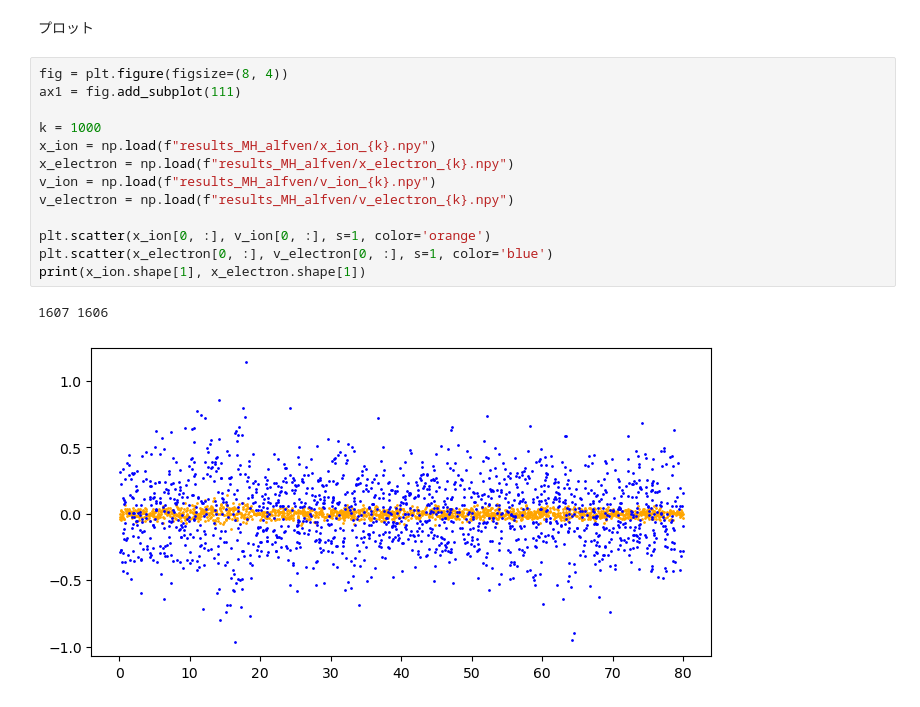
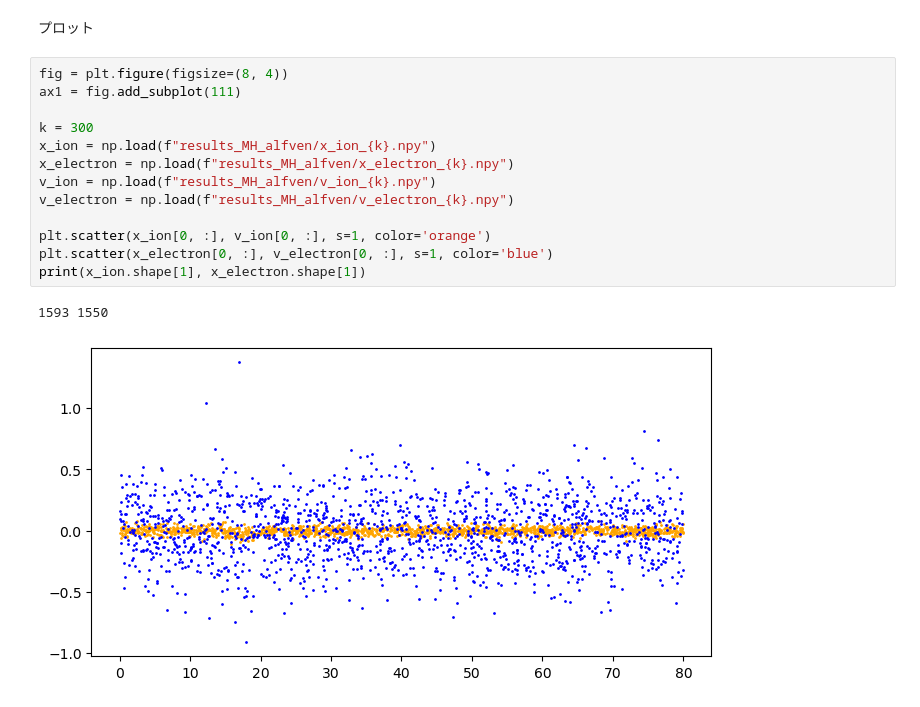
Before and after one commit to keita-akutagawa/MHD-PIC, a Jupyter notebook: 1D/Alfven_MHD-PIC.ipynb, the cells around one changed output. Drawn from its saved outputs; the diff is of its cells as text.

```diff
--- a/1D/Alfven_MHD-PIC.ipynb
+++ b/1D/Alfven_MHD-PIC.ipynb
@@ -1099,16 +1099,16 @@ for step in range(steps+1):
 # %%
 fig = plt.figure(figsize=(8, 4))
 ax1 = fig.add_subplot(111)
 
-k = 1000
+k = 300
 x_ion = np.load(f"results_MH_alfven/x_ion_{k}.npy")
 x_electron = np.load(f"results_MH_alfven/x_electron_{k}.npy")
 v_ion = np.load(f"results_MH_alfven/v_ion_{k}.npy")
 v_electron = np.load(f"results_MH_alfven/v_electron_{k}.npy")
 
 plt.scatter(x_ion[0, :], v_ion[0, :], s=1, color='orange')
 plt.scatter(x_electron[0, :], v_electron[0, :], s=1, color='blue')
 print(x_ion.shape[1], x_electron.shape[1])
 # %% [output]
-1607 1606
+1593 1550
-[figure, old version]
+[figure, new version]
```
Also changed, not shown: parts of 6 cells of this notebook.
